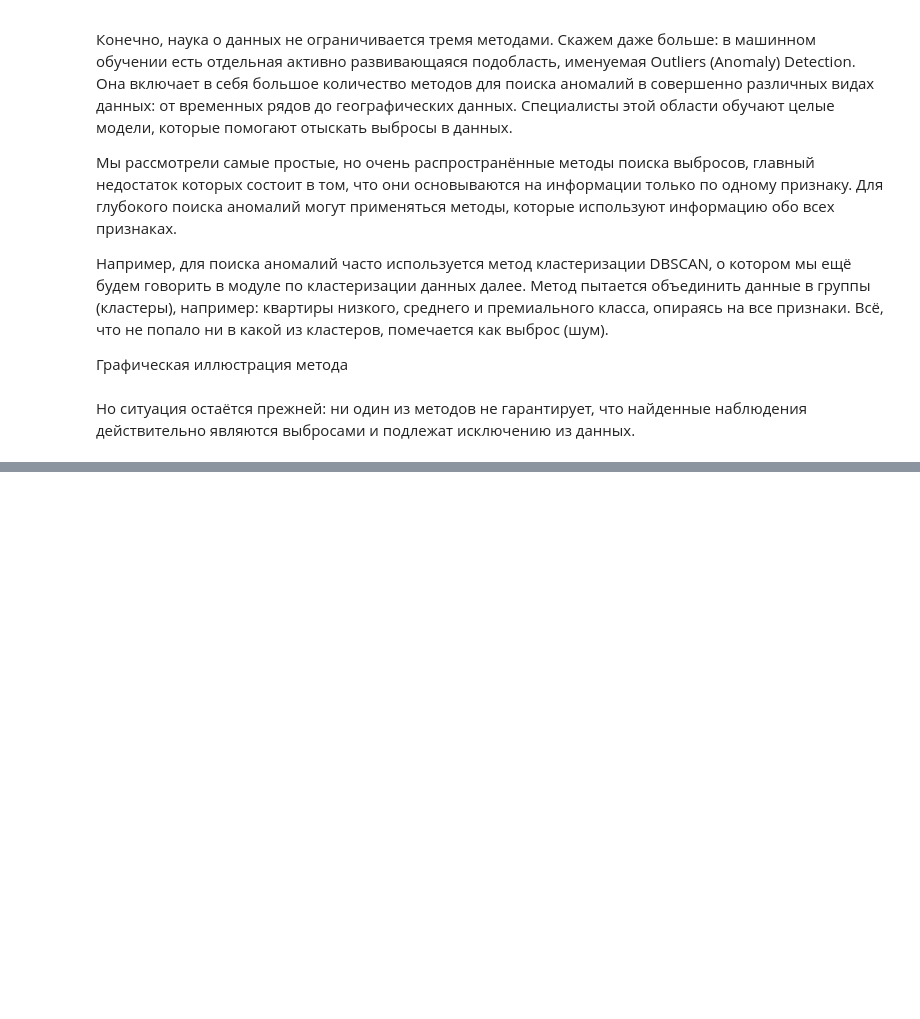
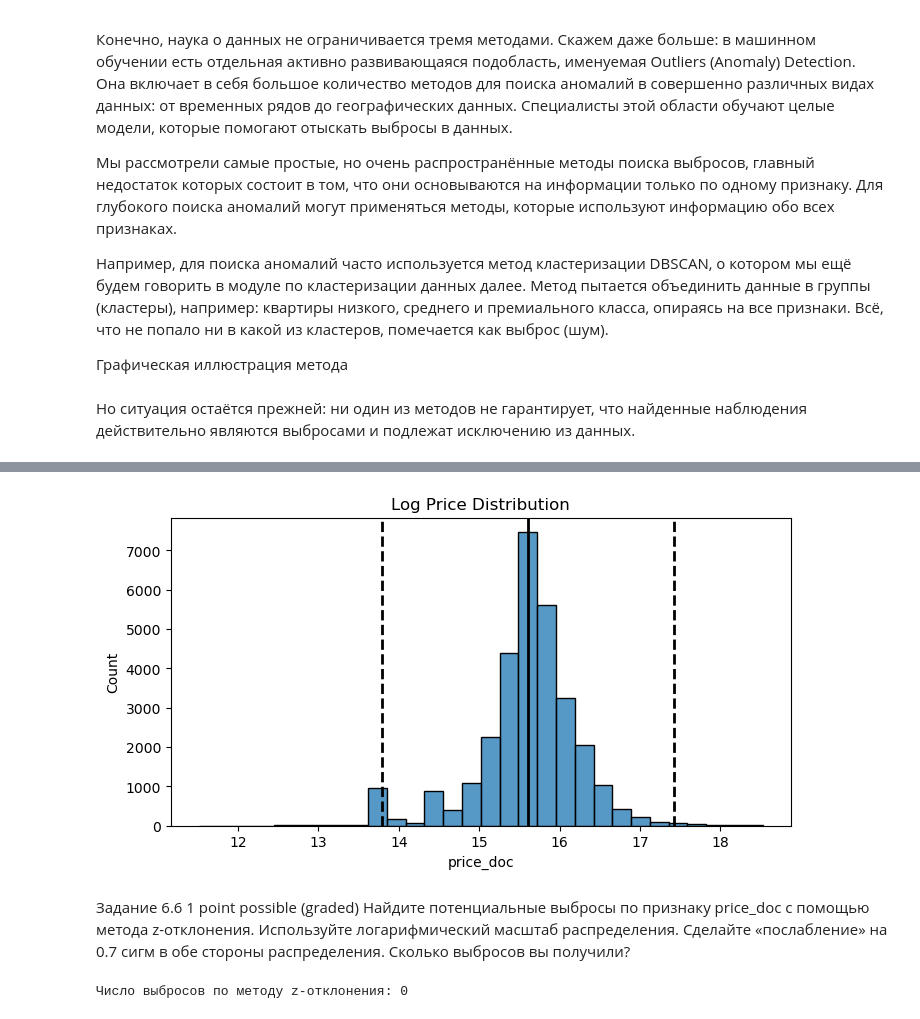
Before and after one commit to keval999/sf_data_science, a Jupyter notebook: SKILLFACTORY/Модуль 6. Очистка данных/Модуль 6. Очистка данных.ipynb, the cells around one changed output, grey strips where cells are left out. Cells and saved outputs as stored; diff of their text form; code cells hidden in the pictures; blank space fills up the shorter version.

```diff
--- a/SKILLFACTORY/Модуль 6. Очистка данных/Модуль 6. Очистка данных.ipynb
+++ b/SKILLFACTORY/Модуль 6. Очистка данных/Модуль 6. Очистка данных.ipynb
@@ -918,0 +970,14 @@ histplot.set_title('Log MKAD Km Distribution');
+# %%
+fig, ax = plt.subplots(1, 1, figsize=(8, 4))
+log_price = np.log(sber_data['price_doc'])
+histplot = sns.histplot(log_price, bins=30, ax=ax)
+histplot.set_title('Log Price Distribution');
+histplot.axvline(log_price.mean(), color='k', lw=2)
+histplot.axvline(log_price.mean()+ 3 * log_price.std(), color='k', ls='--', lw=2)
+histplot.axvline(log_price.mean()- 3 * log_price.std(), color='k', ls='--', lw=2);
+# %% [output]
+[figure, added]
+# %% [markdown]
+Задание 6.6
+1 point possible (graded)
+Найдите потенциальные выбросы по признаку price_doc с помощью метода z-отклонения. Используйте логарифмический масштаб распределения. Сделайте «послабление» на 0.7 сигм в обе стороны распределения. Сколько выбросов вы получили?
@@ -918,0 +997,5 @@ histplot.set_title('Log MKAD Km Distribution');
+# %%
+outliers, cleaned = outliers_z_score_mod(sber_data, 'price_doc', left=3.7, right=3.7, log_scale=True)
+print(f'Число выбросов по методу z-отклонения: {outliers.shape[0]}')
+# %% [output]
+Число выбросов по методу z-отклонения: 0
```
Also changed, not shown: parts of 33 cells of this notebook, 3 other files.
